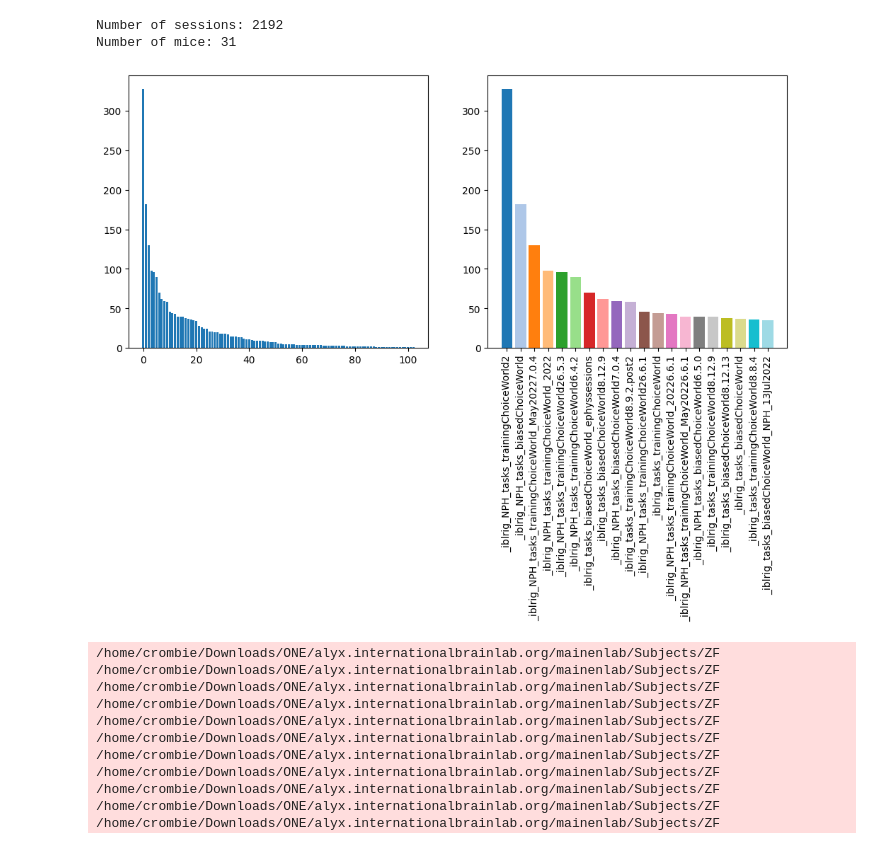
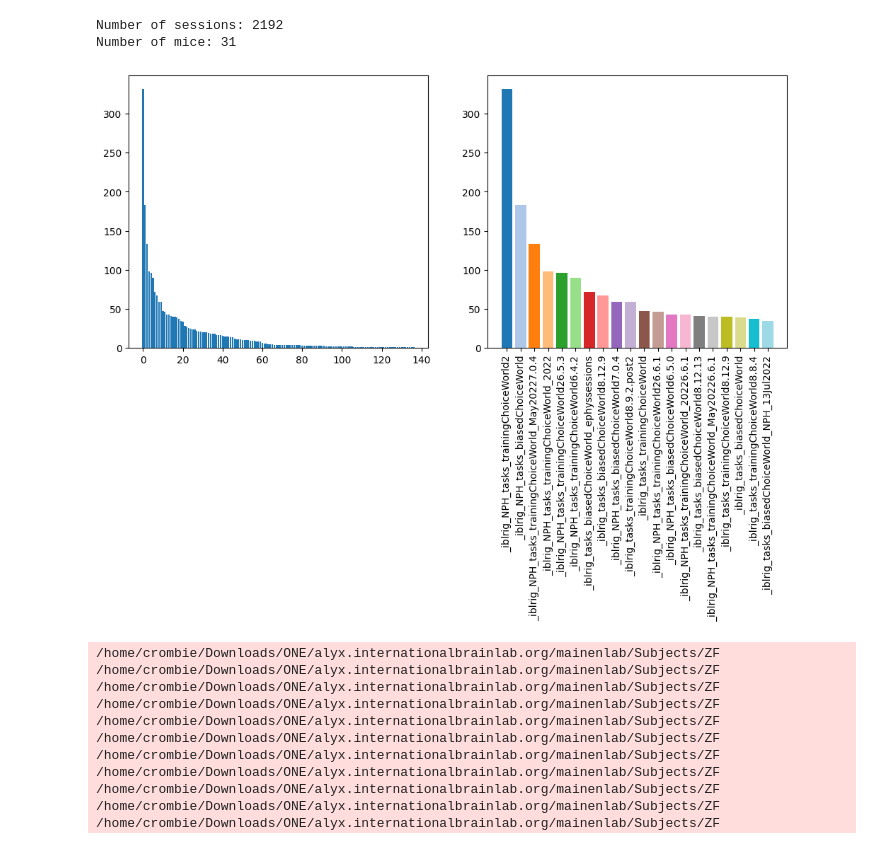
Before and after one commit to davcrom/ibl_neuromodulators, a Jupyter notebook: 00_query_database.ipynb, the cells around one changed output. Saved outputs shown, nothing was run; the diff lists cells and outputs as text; code cells hidden in the pictures.

```diff
--- a/00_query_database.ipynb
+++ b/00_query_database.ipynb
@@ -95,14 +437,14 @@ Number of sessions: 2192
 Number of mice: 31
 # %%
 fig, axs = plt.subplots(1, 2, figsize=(12, 5))
-df_protocols = df_eids['task_protocol'].value_counts()
+df_protocols = df_recinfo['task_protocol'].value_counts()
 axs[0].bar(np.arange(len(df_protocols)), df_protocols.values)
 axs[1].bar(np.arange(20), df_protocols.head(20).values, color=plt.cm.tab20(np.arange(20)))
 axs[1].set_xticks(np.arange(20))
 axs[1].set_xticklabels(df_protocols.head(20).index)
 axs[1].tick_params(axis='x', labelrotation=90)
 # %% [output]
-[figure, old version]
+[figure, new version]
 # %%
 # df_eids['data_exists'] = True
 agg_dict = {
```
Also changed, not shown: parts of 46 cells of this notebook, 2 other files.
